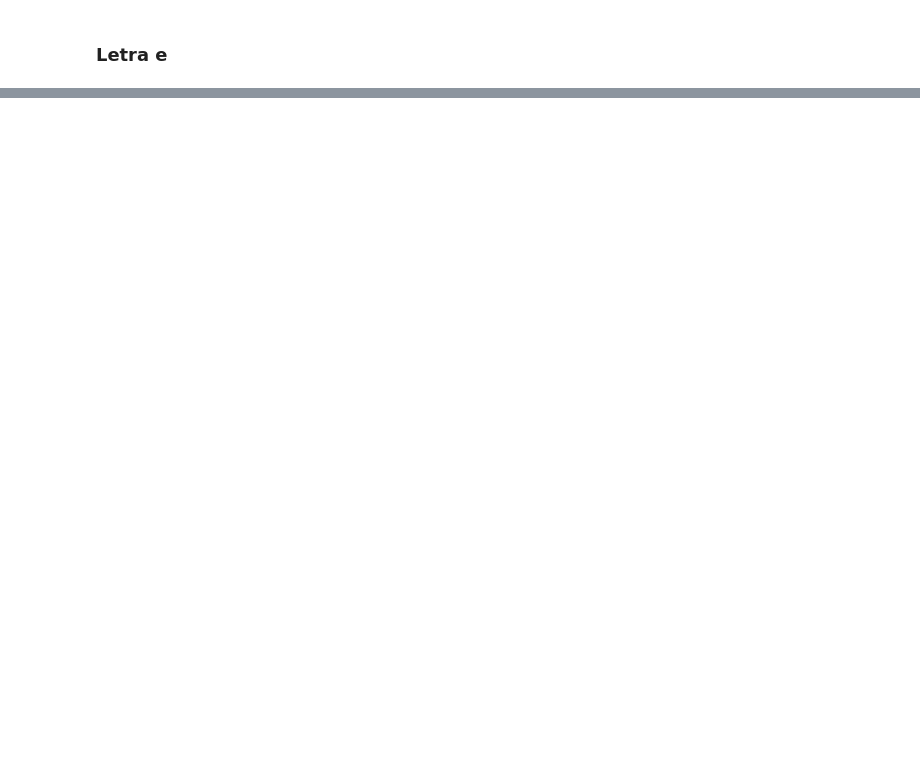
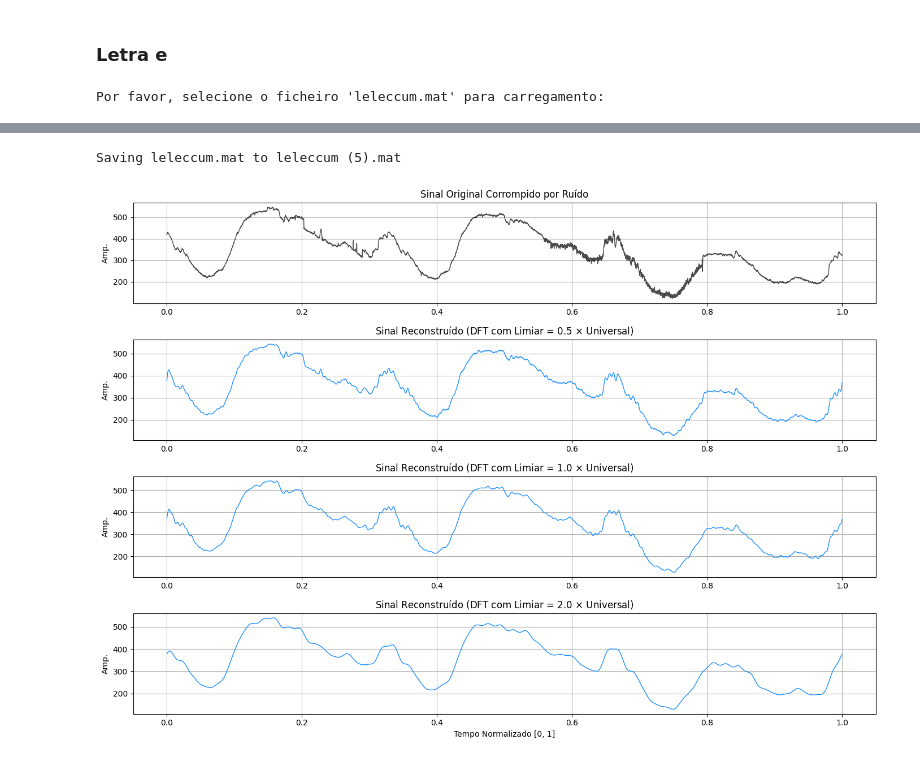
Before and after one commit to alyPoint/CEFET---Processamento-de-Sinais-I-140826, a Jupyter notebook: Pratica_6/DSP_1_PRATICA_6.ipynb, the cells around one changed output, grey strips where cells are left out. Saved outputs shown, nothing was run; the diff lists cells and outputs as text; code cells hidden in the pictures; blank space fills up the shorter version.

```diff
--- a/Pratica_6/DSP_1_PRATICA_6.ipynb
+++ b/Pratica_6/DSP_1_PRATICA_6.ipynb
@@ -621,2 +998,64 @@ plt.show()
 # %% [markdown]
 ### **Letra e**
+# %%
+from google.colab import files
+import numpy as np
+import matplotlib.pyplot as plt
+from scipy.io import loadmat
+
+# 1. Carregamento do ficheiro .mat
+print("Por favor, selecione o ficheiro 'leleccum.mat' para carregamento:")
+uploaded = files.upload()
+
+filename = list(uploaded.keys())[0]
+mat_data = loadmat(filename)
+
+signal_key = [k for k in mat_data.keys() if not k.startswith('__')][0]
+sinal = mat_data[signal_key].flatten()
+N = len(sinal)
+
+# 2. Transformada de Fourier e Limiarização
+# Utiliza corretamente o módulo np.fft
+X = np.fft.fft(sinal)
+
+# Estimativa do nível de ruído nas altas frequências (últimos 20% do espectro)
+high_freq_coeffs = X[int(0.8 * N):]
+sigma_noise_fft = np.median(np.abs(high_freq_coeffs)) / 0.6745
+threshold_fft = sigma_noise_fft * np.sqrt(2 * np.log(N))
+
+# Testando diferentes fatores multiplicativos para o limiar na DFT
+fatores_fft = [0.5, 1.0, 2.0]
+sinais_rec_fft = {}
+
+for fator in fatores_fft:
+    limiar_atual = threshold_fft * fator
+
+    # Estratégia de limiarização (Hard thresholding espectral)
+    X_thresh = np.where(np.abs(X) < limiar_atual, 0, X)
+
+    # Reconstrução do sinal no tempo via IDFT corrigida (np.fft.ifft)
+    sinal_rec = np.real(np.fft.ifft(X_thresh))
+    sinais_rec_fft[fator] = sinal_rec
+
+# 3. Plotagem dos Resultados
+plt.figure(figsize=(14, 10))
+t_norm = np.linspace(0, 1, N)
+
+plt.subplot(len(fatores_fft) + 1, 1, 1)
+plt.plot(t_norm, sinal, color='black', alpha=0.7, linewidth=1)
+plt.title('Sinal Original Corrompido por Ruído')
+plt.ylabel('Amp.')
+plt.grid(True)
+
+for idx, (fator, sig_rec) in enumerate(sinais_rec_fft.items()):
+    plt.subplot(len(fatores_fft) + 1, 1, idx + 2)
+    plt.plot(t_norm, sig_rec, color='dodgerblue', linewidth=1)
+    plt.title(f'Sinal Reconstruído (DFT com Limiar = {fator} $\\times$ Universal)')
+    plt.ylabel('Amp.')
+    plt.grid(True)
+
+plt.xlabel('Tempo Normalizado [0, 1]')
+plt.tight_layout()
+plt.show()
+# %% [output]
+Por favor, selecione o ficheiro 'leleccum.mat' para carregamento:
@@ -622,0 +1063,2 @@ plt.show()
+Saving leleccum.mat to leleccum (5).mat
+[figure, added]
```
Also changed, not shown: parts of 10 cells of this notebook.
